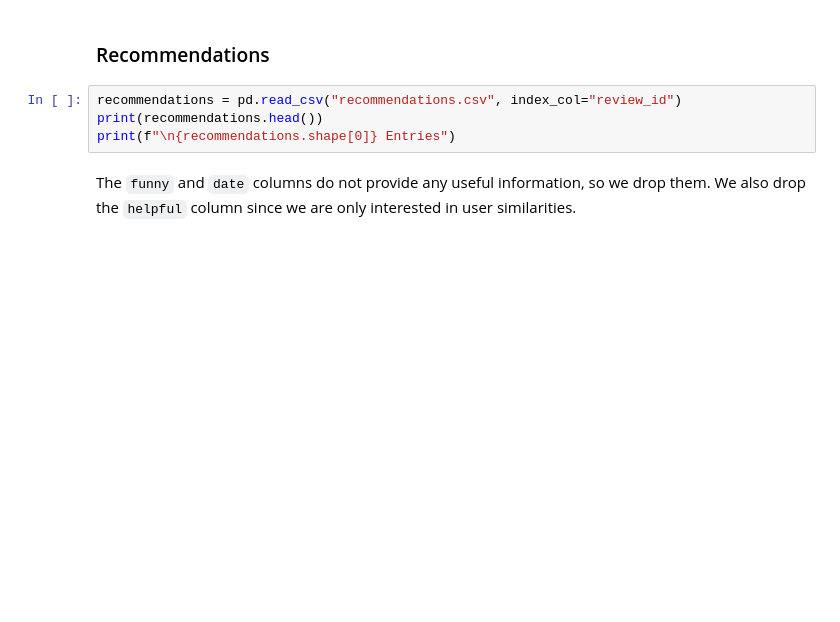
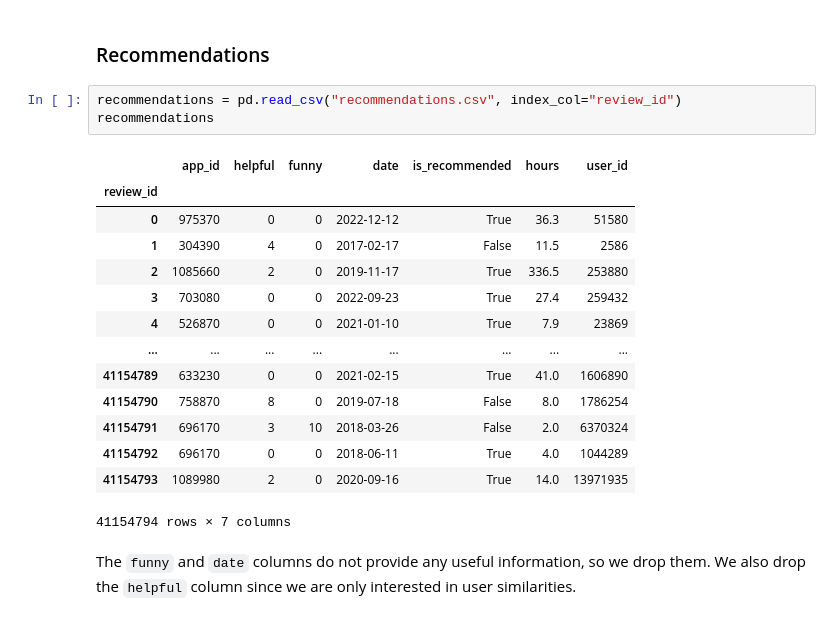
Before and after one commit to Gridex118/game-recommender-nielit, a Jupyter notebook: game_recommender.ipynb, the cells around one changed output. Drawn from its saved outputs; the diff is of its cells as text; blank space fills up the shorter version.

```diff
--- a/game_recommender.ipynb
+++ b/game_recommender.ipynb
@@ -213,8 +227,22 @@ users.to_csv("users_processed.csv", index=False)
 ### Recommendations
 # %%
 recommendations = pd.read_csv("recommendations.csv", index_col="review_id")
-print(recommendations.head())
-print(f"\n{recommendations.shape[0]} Entries")
+recommendations
+# %% [output]
+|  | app_id | helpful | funny | date | is_recommended | hours | user_id |
+| review_id |  |  |  |  |  |  |  |
+| 0 | 975370 | 0 | 0 | 2022-12-12 | True | 36.3 | 51580 |
+| 1 | 304390 | 4 | 0 | 2017-02-17 | False | 11.5 | 2586 |
+| 2 | 1085660 | 2 | 0 | 2019-11-17 | True | 336.5 | 253880 |
+| 3 | 703080 | 0 | 0 | 2022-09-23 | True | 27.4 | 259432 |
+| 4 | 526870 | 0 | 0 | 2021-01-10 | True | 7.9 | 23869 |
+| ... | ... | ... | ... | ... | ... | ... | ... |
+| 41154789 | 633230 | 0 | 0 | 2021-02-15 | True | 41.0 | 1606890 |
+| 41154790 | 758870 | 8 | 0 | 2019-07-18 | False | 8.0 | 1786254 |
+| 41154791 | 696170 | 3 | 10 | 2018-03-26 | False | 2.0 | 6370324 |
+| 41154792 | 696170 | 0 | 0 | 2018-06-11 | True | 4.0 | 1044289 |
+| 41154793 | 1089980 | 2 | 0 | 2020-09-16 | True | 14.0 | 13971935 |
+41154794 rows × 7 columns
 # %% [markdown]
 The `funny` and `date` columns do not provide any useful information, so
 we drop them. We also drop the `helpful` column since we are only
```
Also changed, not shown: parts of 41 cells of this notebook.
